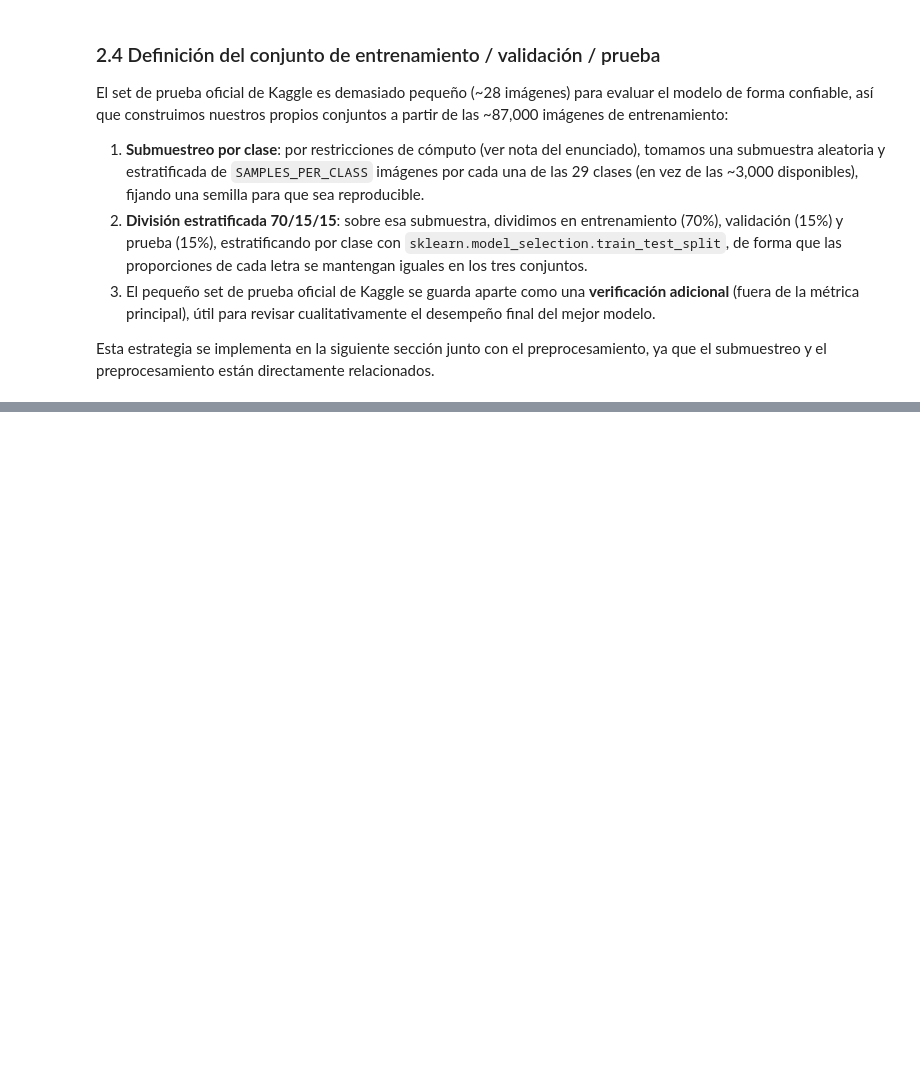
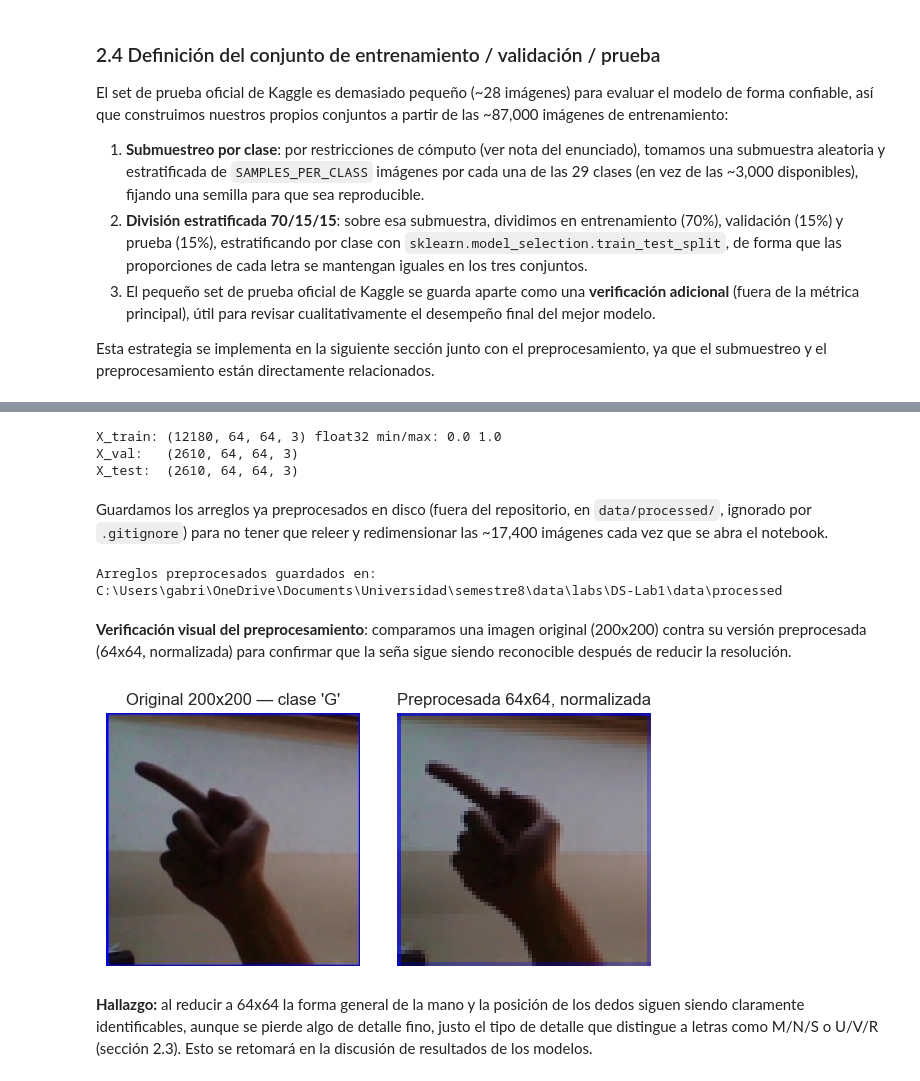
Before and after one commit to DavidDominguez-11/DS-Lab1, a Jupyter notebook: Lab3_ASL_Deep_Learning.ipynb, the cells around one changed output, grey strips where cells are left out. Saved outputs shown, nothing was run; the diff lists cells and outputs as text; code cells hidden in the pictures; blank space fills up the shorter version.

Commit message:
Preprocesamiento

```diff
--- a/Lab3_ASL_Deep_Learning.ipynb
+++ b/Lab3_ASL_Deep_Learning.ipynb
@@ -220,0 +267,12 @@ Esta estrategia se implementa en la siguiente sección junto con el preprocesami
+# %%
+# División estratificada 70/15/15 (train / val / test) sobre la submuestra
+df_train, df_temp = train_test_split(
+    df_sample, test_size=0.30, stratify=df_sample["label"], random_state=SEED
+)
+df_val, df_test = train_test_split(
+    df_temp, test_size=0.50, stratify=df_temp["label"], random_state=SEED
+)
+
+print(f"Train: {len(df_train)}  Val: {len(df_val)}  Test: {len(df_test)}")
+print("\nProporción por clase en train (primeras 5):")
+print(df_train["label"].value_counts(normalize=True).sort_index().head())
@@ -220,0 +290,64 @@ Esta estrategia se implementa en la siguiente sección junto con el preprocesami
+# %%
+# Codificación de etiquetas: nombre de clase -> índice entero
+label_to_idx = {c: i for i, c in enumerate(CLASSES)}
+idx_to_label = {i: c for c, i in label_to_idx.items()}
+
+def load_images(df, img_size=IMG_SIZE):
+    X = np.zeros((len(df), img_size, img_size, 3), dtype=np.float32)
+    y = np.zeros(len(df), dtype=np.int64)
+    for i, row in enumerate(df.itertuples()):
+        img = Image.open(row.filepath).convert("RGB").resize((img_size, img_size))
+        X[i] = np.asarray(img, dtype=np.float32) / 255.0
+        y[i] = label_to_idx[row.label]
+    return X, y
+
+X_train, y_train = load_images(df_train)
+X_val, y_val = load_images(df_val)
+X_test, y_test = load_images(df_test)
+
+print("X_train:", X_train.shape, X_train.dtype, "min/max:", X_train.min(), X_train.max())
+print("X_val:  ", X_val.shape)
+print("X_test: ", X_test.shape)
+# %% [output]
+X_train: (12180, 64, 64, 3) float32 min/max: 0.0 1.0
+X_val:   (2610, 64, 64, 3)
+X_test:  (2610, 64, 64, 3)
+# %% [markdown]
+Guardamos los arreglos ya preprocesados en disco (fuera del repositorio, en `data/processed/`, ignorado por `.gitignore`) para no tener que releer y redimensionar las ~17,400 imágenes cada vez que se abra el notebook.
+# %%
+PROCESSED_DIR = Path("data/processed")
+PROCESSED_DIR.mkdir(parents=True, exist_ok=True)
+
+np.save(PROCESSED_DIR / "X_train.npy", X_train)
+np.save(PROCESSED_DIR / "y_train.npy", y_train)
+np.save(PROCESSED_DIR / "X_val.npy", X_val)
+np.save(PROCESSED_DIR / "y_val.npy", y_val)
+np.save(PROCESSED_DIR / "X_test.npy", X_test)
+np.save(PROCESSED_DIR / "y_test.npy", y_test)
+
+with open(PROCESSED_DIR / "label_mapping.json", "w") as f:
+    json.dump(idx_to_label, f, indent=2)
+
+print("Arreglos preprocesados guardados en:", PROCESSED_DIR.resolve())
+# %% [output]
+Arreglos preprocesados guardados en: C:\Users\gabri\OneDrive\Documents\Universidad\semestre8\data\labs\DS-Lab1\data\processed
+# %% [markdown]
+**Verificación visual del preprocesamiento**: comparamos una imagen original (200x200) contra su versión preprocesada (64x64, normalizada) para confirmar que la seña sigue siendo reconocible después de reducir la resolución.
+# %%
+example_row = df_train.iloc[0]
+original = Image.open(example_row["filepath"]).convert("RGB")
+processed = (X_train[0] * 255).astype(np.uint8)
+
+fig, axes = plt.subplots(1, 2, figsize=(6, 3))
+axes[0].imshow(original)
+axes[0].set_title(f"Original 200x200 — clase '{example_row['label']}'")
+axes[0].axis("off")
+axes[1].imshow(processed)
+axes[1].set_title(f"Preprocesada {IMG_SIZE}x{IMG_SIZE}, normalizada")
+axes[1].axis("off")
+plt.tight_layout()
+plt.show()
+# %% [output]
+[figure, added]
+# %% [markdown]
+**Hallazgo:** al reducir a 64x64 la forma general de la mano y la posición de los dedos siguen siendo claramente identificables, aunque se pierde algo de detalle fino, justo el tipo de detalle que distingue a letras como M/N/S o U/V/R (sección 2.3). Esto se retomará en la discusión de resultados de los modelos.
```
Also changed, not shown: parts of 3 cells of this notebook.
